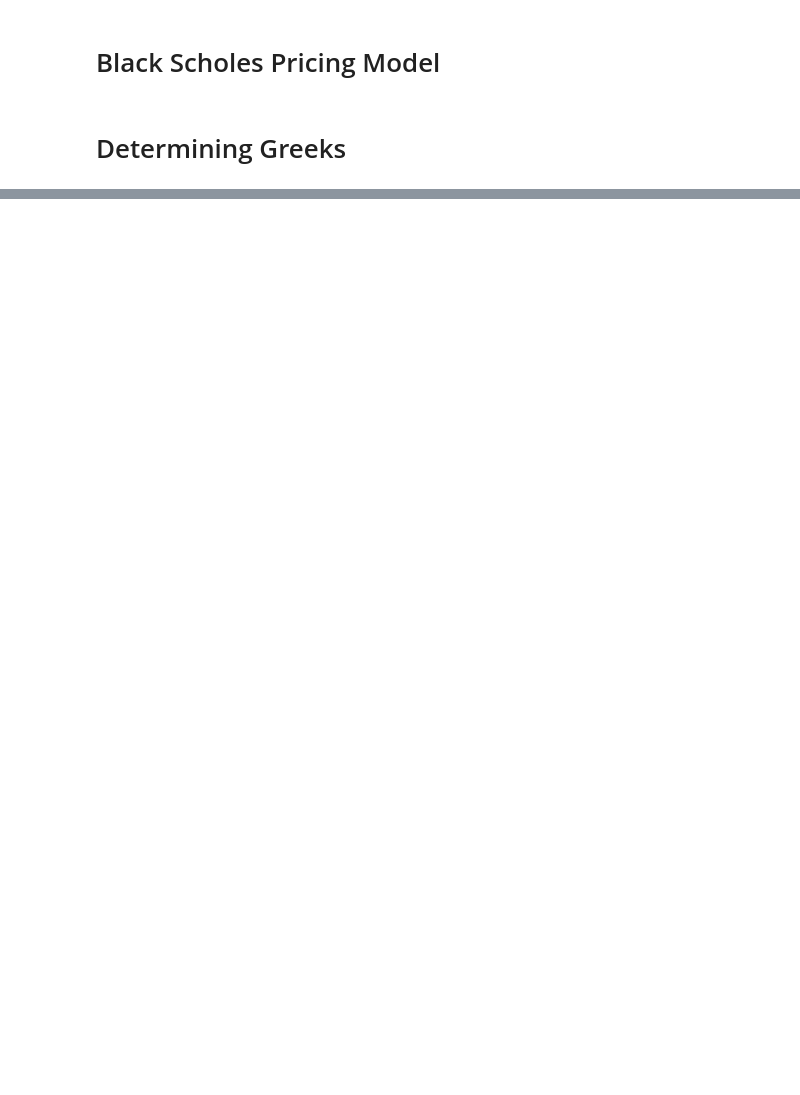
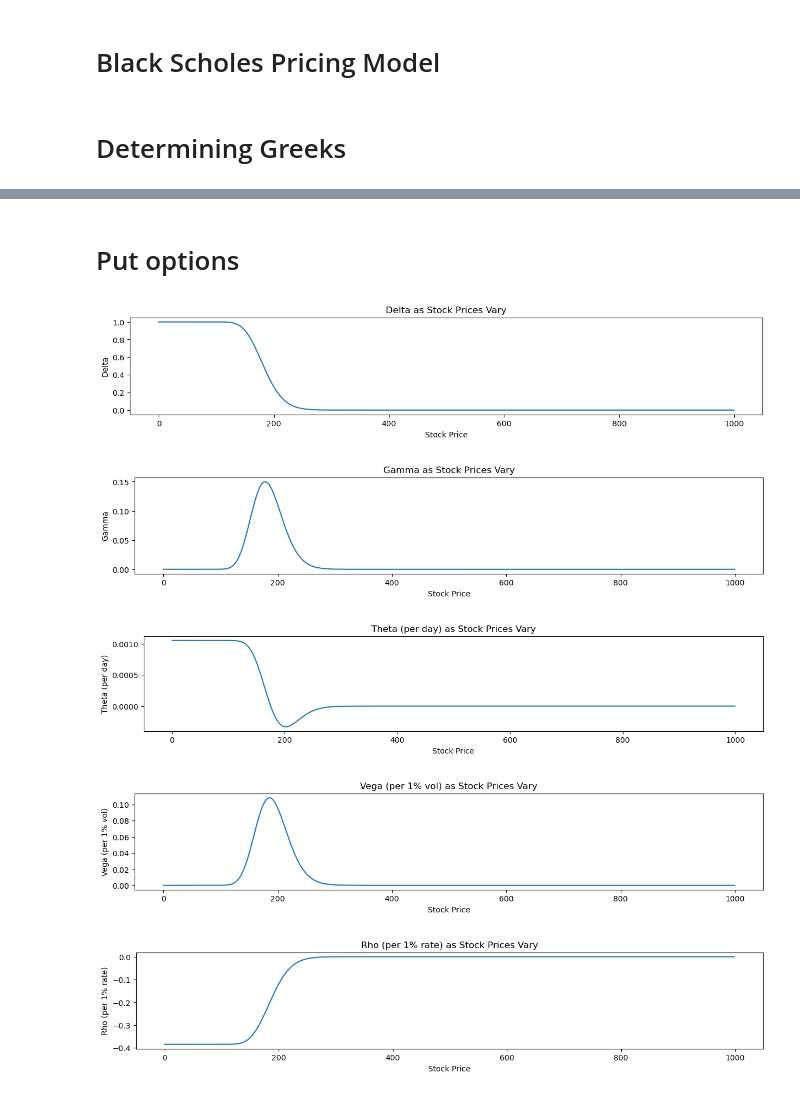
Before and after one commit to sl-jpg/Option-Pricing, a Jupyter notebook: option_pricing.ipynb, the cells around one changed output, grey strips where cells are left out. Saved outputs shown, nothing was run; the diff lists cells and outputs as text; code cells hidden in the pictures; blank space fills up the shorter version.

```diff
--- a/option_pricing.ipynb
+++ b/option_pricing.ipynb
@@ -63,0 +99,12 @@ greeks(20,30,0.01, 2, 0.1, 'Put')
+# %% [markdown]
+# Put options
+# %%
+opt_type = 'Put'
+# %%
+plot(K,S,r, T, sigma, opt_type)
+# %% [output]
+[figure, added]
+[figure, added]
+[figure, added]
+[figure, added]
+[figure, added]
```
Also changed, not shown: parts of 6 cells of this notebook.
